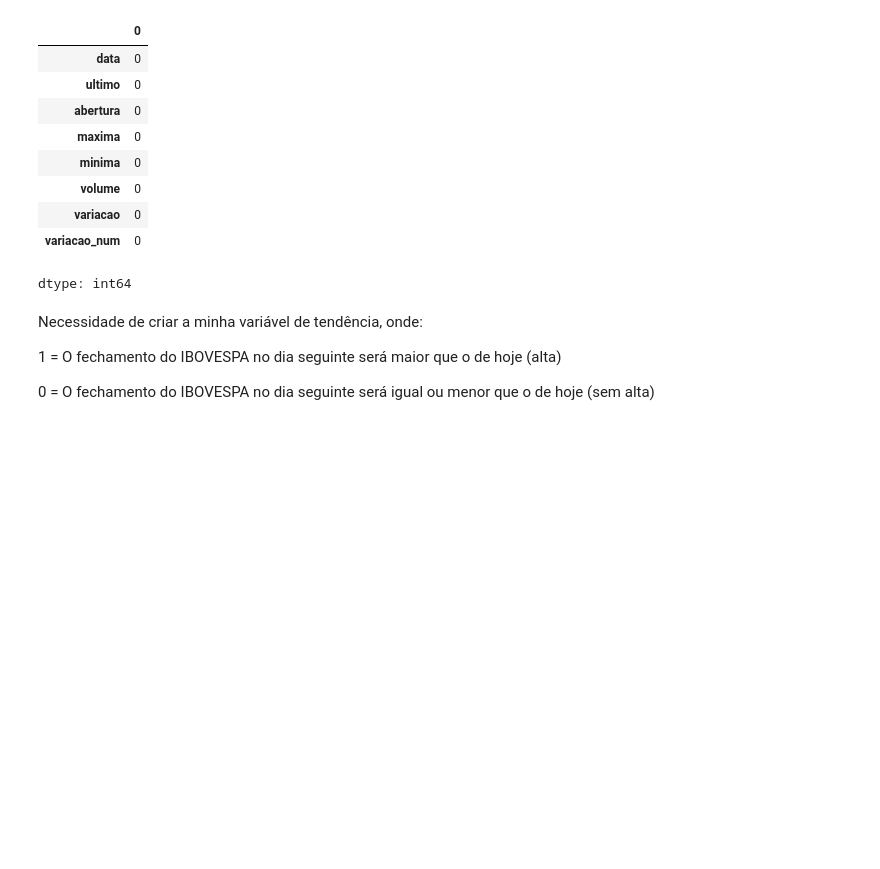
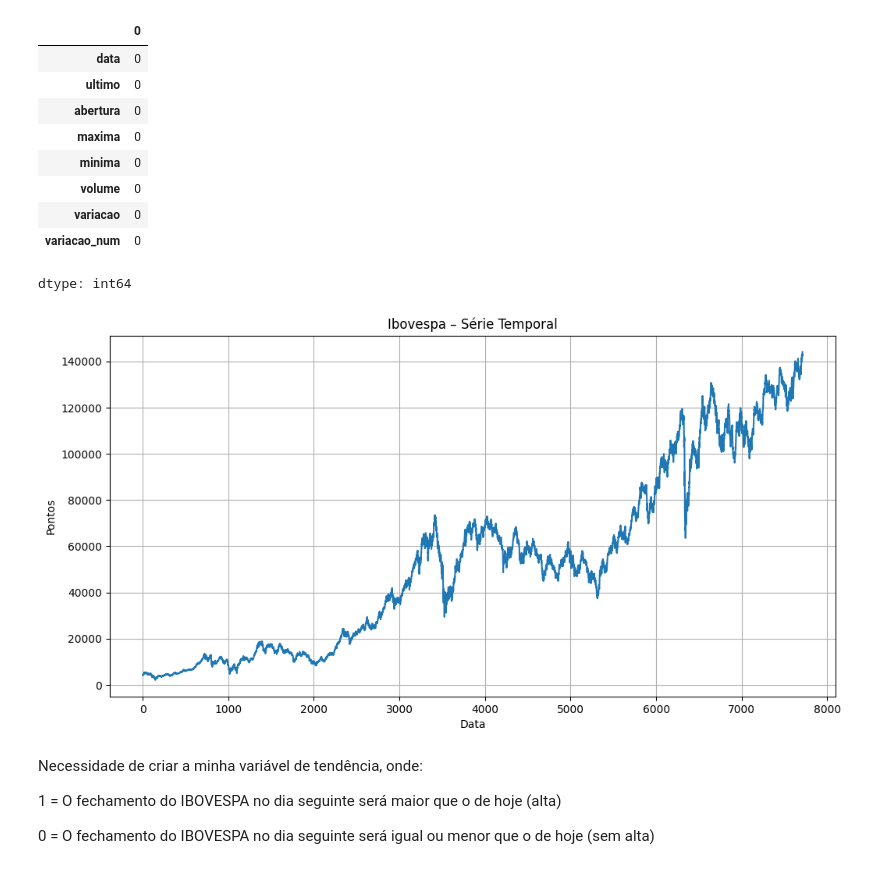
Before and after one commit to tivanello/fase2, a Jupyter notebook: notebooks/TECH_CHALLENGE_FASE_02_Eduardo_Gil_Tivanello_ENTREGA_Final.ipynb, the cells around one changed output. Saved outputs shown, nothing was run; the diff lists cells and outputs as text; code cells hidden in the pictures; blank space fills up the shorter version.

```diff
--- a/notebooks/TECH_CHALLENGE_FASE_02_Eduardo_Gil_Tivanello_ENTREGA_Final.ipynb
+++ b/notebooks/TECH_CHALLENGE_FASE_02_Eduardo_Gil_Tivanello_ENTREGA_Final.ipynb
@@ -169,4 +176,0 @@ df_ibovespa['volume'] = df_ibovespa['volume'].fillna(method='ffill')
-# %%
-#Converter colunas para float64
-colunas_float = ['ultimo', 'abertura', 'maxima', 'minima']
-df_ibovespa[colunas_float] = df_ibovespa[colunas_float].astype(float)
@@ -172,0 +218,25 @@ df_ibovespa[colunas_float] = df_ibovespa[colunas_float].astype(float)
+# %%
+import numpy as np
+
+vol = df_ibovespa['volume'].astype(str)
+
+# Normalizar separador decimal
+vol = vol.str.replace(',', '.', regex=False)
+
+# Criar coluna numérica vazia
+volume_num = pd.Series(index=vol.index, dtype='float64')
+
+# Bilhões
+mask_b = vol.str.endswith('B')
+volume_num.loc[mask_b] = vol.loc[mask_b].str.replace('B', '', regex=False).astype(float)
+
+# Milhões
+mask_m = vol.str.endswith('M')
+volume_num.loc[mask_m] = vol.loc[mask_m].str.replace('M', '', regex=False).astype(float) / 1_000
+
+# Milhares
+mask_k = vol.str.endswith('K')
+volume_num.loc[mask_k] = vol.loc[mask_k].str.replace('K', '', regex=False).astype(float) / 1_000_000
+
+# Substituir no DataFrame
+df_ibovespa['volume'] = volume_num
@@ -172,0 +268,3 @@ df_ibovespa[colunas_float] = df_ibovespa[colunas_float].astype(float)
+# %%
+# Excluindo o valor Nulo da coluna "volume"
+df_ibovespa = df_ibovespa[df_ibovespa['volume'].notna()].copy()
@@ -172,0 +351,3 @@ df_ibovespa[colunas_float] = df_ibovespa[colunas_float].astype(float)
+# %%
+# Criar o índice temporal
+df_ibovespa = df_ibovespa.sort_values('data').set_index('data')
@@ -238,6 +441,16 @@ df_ibovespa.isnull().sum()
 | variacao | 0 |
 | variacao_num | 0 |
 dtype: int64
+# %%
+plt.figure(figsize=(12,6))
+plt.plot(df_ibovespa.index, df_ibovespa["ultimo"])
+plt.title("Ibovespa – Série Temporal")
+plt.xlabel("Data")
+plt.ylabel("Pontos")
+plt.grid(True)
+plt.show()
+# %% [output]
+[figure, added]
 # %% [markdown]
 Necessidade de criar a minha variável de tendência, onde:
 
```
Also changed, not shown: parts of 37 cells of this notebook.
